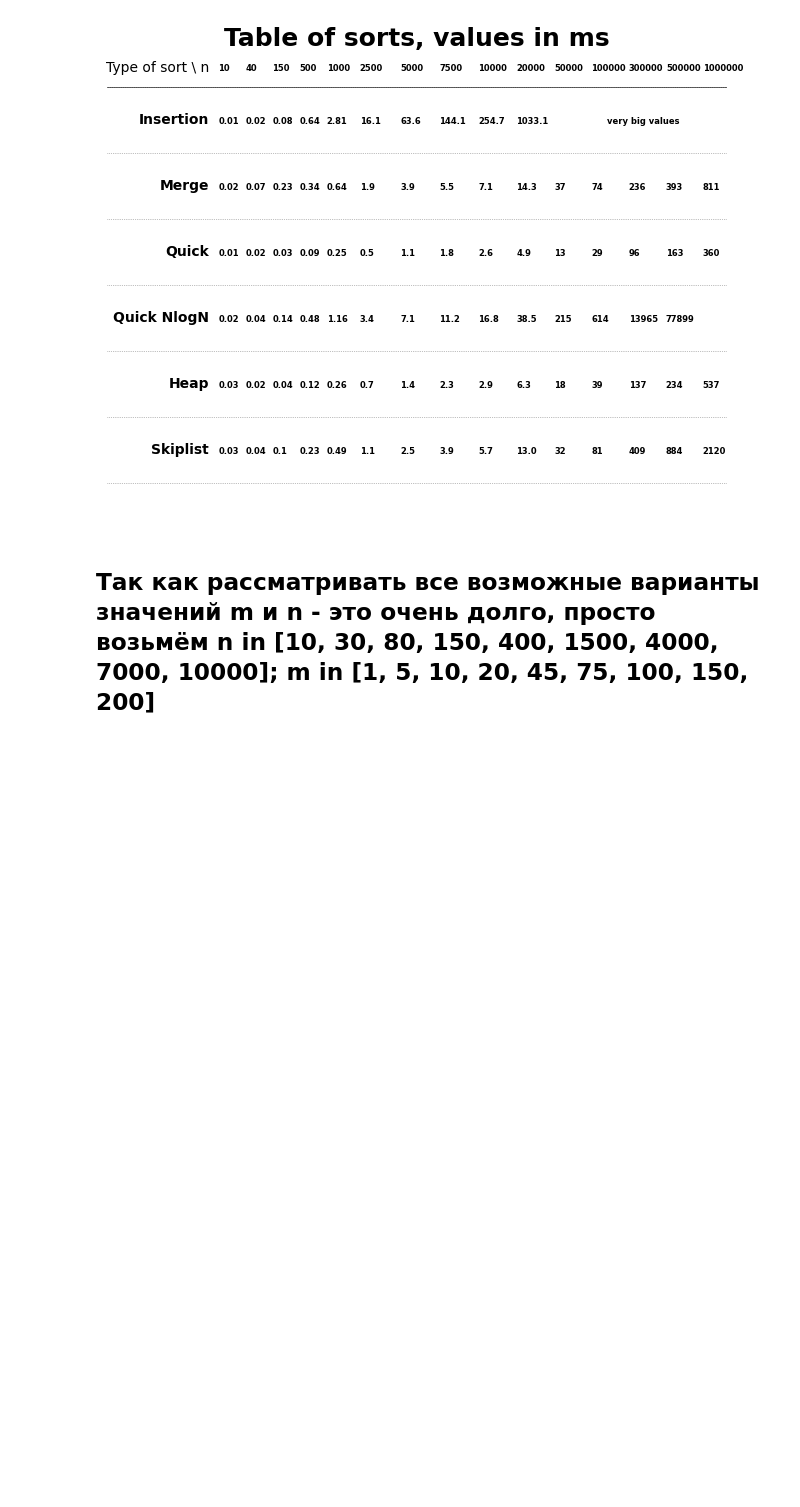
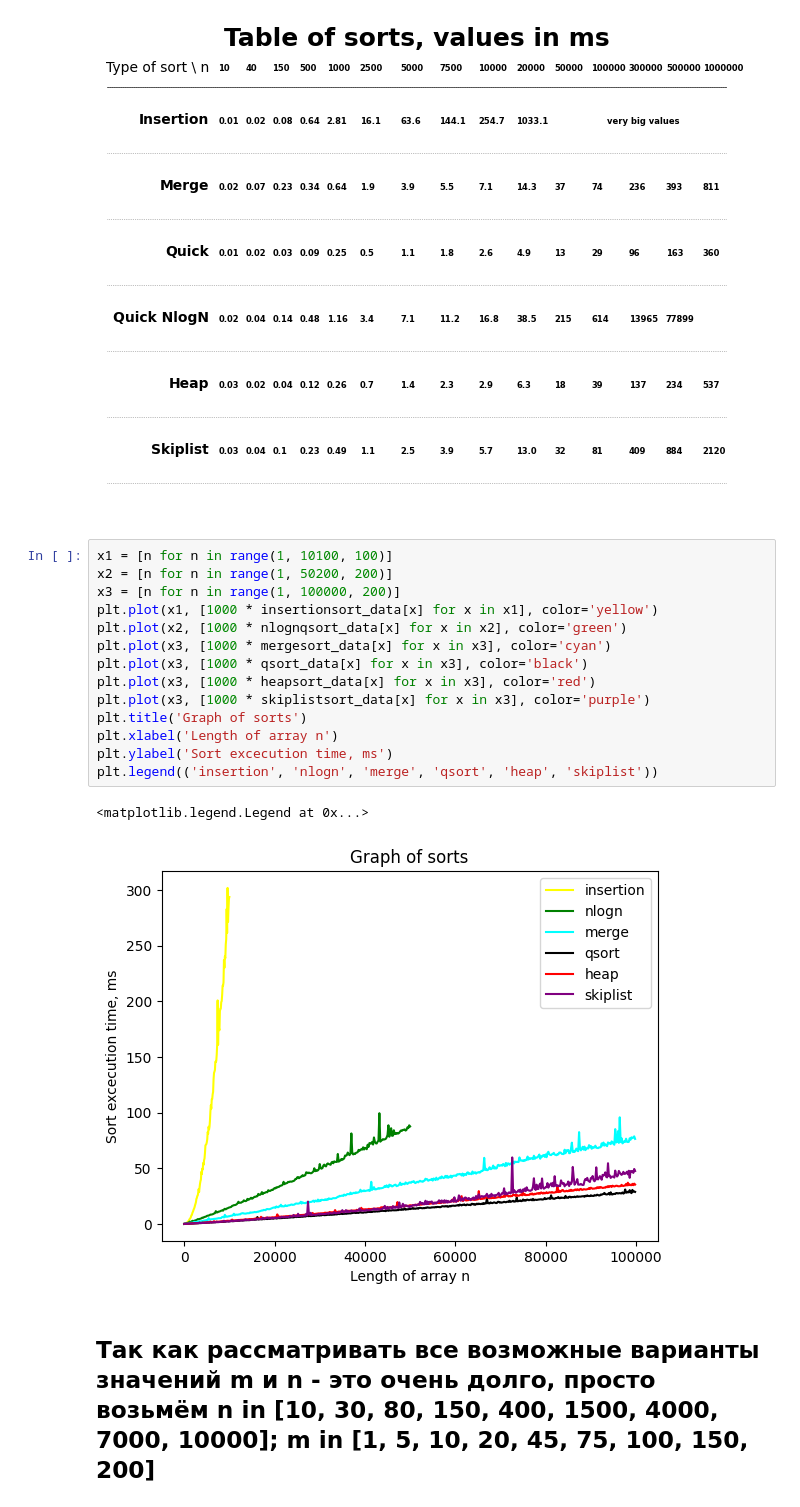
Before and after one commit to Octopupu5/DSAA_HW_sorts, a Jupyter notebook: generator.ipynb, the cells around one changed output. Saved outputs shown, nothing was run; the diff lists cells and outputs as text; blank space fills up the shorter version.

```diff
--- a/generator.ipynb
+++ b/generator.ipynb
@@ -264,6 +261,23 @@ for row in range(80):
     ax.plot([-17, cols + 10], [row -.5, row - .5], ls=':', lw='.5', c='grey')
 # %% [output]
 [figure]
+# %%
+x1 = [n for n in range(1, 10100, 100)]
+x2 = [n for n in range(1, 50200, 200)]
+x3 = [n for n in range(1, 100000, 200)]
+plt.plot(x1, [1000 * insertionsort_data[x] for x in x1], color='yellow')
+plt.plot(x2, [1000 * nlognqsort_data[x] for x in x2], color='green')
+plt.plot(x3, [1000 * mergesort_data[x] for x in x3], color='cyan')
+plt.plot(x3, [1000 * qsort_data[x] for x in x3], color='black')
+plt.plot(x3, [1000 * heapsort_data[x] for x in x3], color='red')
+plt.plot(x3, [1000 * skiplistsort_data[x] for x in x3], color='purple')
+plt.title('Graph of sorts')
+plt.xlabel('Length of array n')
+plt.ylabel('Sort excecution time, ms')
+plt.legend(('insertion', 'nlogn', 'merge', 'qsort', 'heap', 'skiplist'))
+# %% [output]
+<matplotlib.legend.Legend at 0x...>
+[figure, added]
 # %% [markdown]
 ## Так как рассматривать все возможные варианты значений m и n - это очень долго, просто возьмём n in [10, 30, 80, 150, 400, 1500, 4000, 7000, 10000]; m in [1, 5, 10, 20, 45, 75, 100, 150, 200]
 # %%
```
Also changed, not shown: parts of 6 cells of this notebook, 6 other files.
